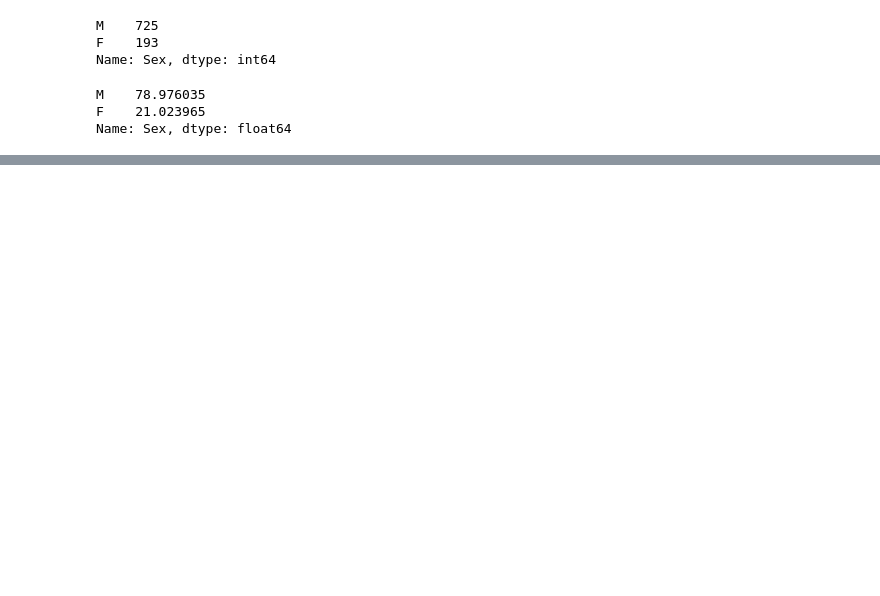
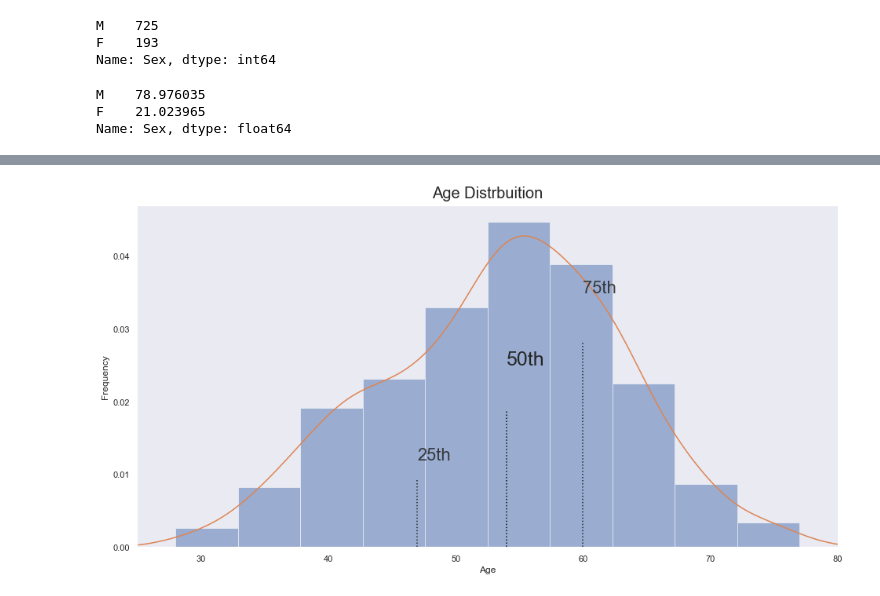
Before and after one commit to camilocbarrera/SR-worksheet-01, a Jupyter notebook: Notebook HT2.ipynb, the cells around one changed output, grey strips where cells are left out. Cells and saved outputs as stored; diff of their text form; code cells hidden in the pictures; blank space fills up the shorter version.

```diff
--- a/Notebook HT2.ipynb
+++ b/Notebook HT2.ipynb
@@ -88,0 +111,27 @@ tkinter.Tcl().eval('info patchlevel')
+# %%
+def kde_hist(df,xlabel,ylabel,title):
+    fig,ax = plt.subplots(figsize=(16,8))
+
+    df[xlabel].plot(kind='hist',density=True)
+    df[xlabel].plot(kind='kde')
+
+    ax.set_xlabel(xlabel)
+    ax.set_ylabel(ylabel)
+    ax.set_title(title,size=20,pad=10)
+    ax.set_xlim(25,80)
+
+    quant25,quant50,quant75 = df[xlabel].quantile(0.25),df[xlabel].quantile(0.5),df[xlabel].quantile(0.75)
+    quants = [[quant25,0.8,0.2],[quant50,0.95,0.4],[quant75,0.8,0.6]]
+    for i in quants:
+        plt.axvline(x=i[0],alpha=i[1],ymax=i[2],linestyle=':',color='black')
+
+    ax.text(quant25, 0.012, "25th", size = 22, alpha = 0.85)
+    ax.text(quant50, 0.025, "50th", size = 25, alpha = 1)
+    ax.text(quant75, 0.035, "75th", size = 22, alpha = 0.85)
+
+    ax.grid(False)
+    plt.show()
+# %%
+kde_hist(df,'Age','Frequency','Age Distrbuition')
+# %% [output]
+[figure, added]
```
Also changed, not shown: parts of 58 cells of this notebook, 2 other files.
